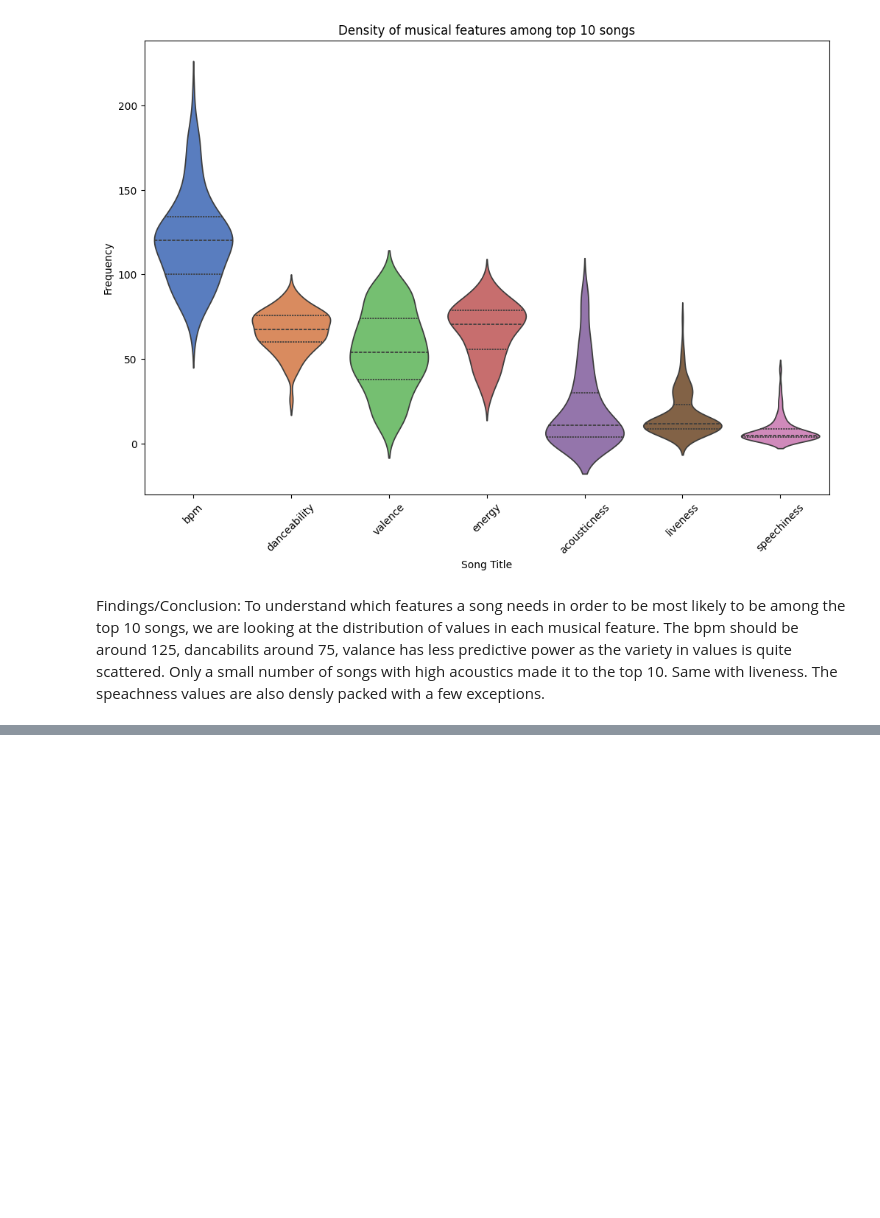
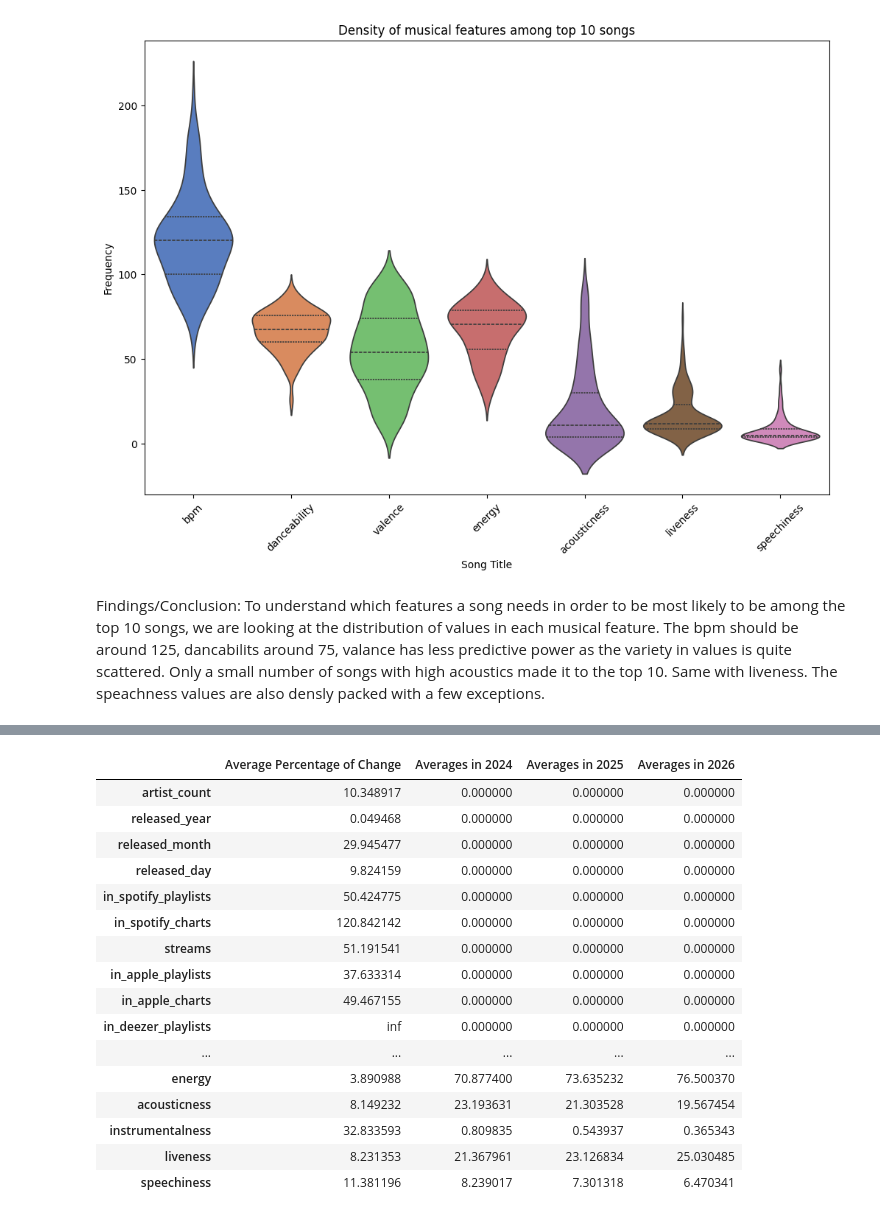
Before and after one commit to arielwendichansky/SoundFlow, a Jupyter notebook: Sound_Flow.ipynb, the cells around one changed output, grey strips where cells are left out. Drawn from its saved outputs; the diff is of its cells as text; code cells hidden in the pictures; blank space fills up the shorter version.

```diff
--- a/Sound_Flow.ipynb
+++ b/Sound_Flow.ipynb
@@ -620,0 +685,36 @@ To understand which features a song needs in order to be most likely to be among
+# %%
+forecast_df["Percentage of Change 2021-2022"] = np.abs(forecast_df["Averages in 2022"] - forecast_df["Averages in 2021"]) / forecast_df["Averages in 2021"] * 100
+
+forecast_df["Percentage of Change 2021-2023"] = np.abs(forecast_df["Averages in 2023"] - forecast_df["Averages in 2022"]) / forecast_df["Averages in 2022"] * 100
+# %%
+forecast_df["Average Percentage of Change"] = forecast_df[["Percentage of Change 2021-2022", "Percentage of Change 2021-2023"]].mean(axis = 1)
+# %%
+forecast_df["Averages in 2024"] = 0
+forecast_df["Averages in 2025"] = 0
+forecast_df["Averages in 2026"] = 0
+# %%
+features = ["bpm", "energy", "danceability", "liveness", "valence", "acousticness", "speechiness",
+                    "instrumentalness"]
+for feat in features:
+    if forecast_df["Averages in 2023"].loc[feat] > forecast_df["Averages in 2022"].loc[feat]:
+        forecast_df["Averages in 2024"].loc[feat] = forecast_df["Averages in 2023"].loc[feat] + (
+                    forecast_df["Averages in 2023"].loc[feat] * (forecast_df["Average Percentage of Change"].loc[feat] / 100))
+    else:
+        forecast_df["Averages in 2024"].loc[feat] = forecast_df["Averages in 2023"].loc[feat] - (forecast_df["Averages in 2023"].loc[feat] * (
+                        forecast_df["Average Percentage of Change"].loc[feat] / 100))
+    if forecast_df["Averages in 2024"].loc[feat] > forecast_df["Averages in 2023"].loc[feat]:
+        forecast_df["Averages in 2025"].loc[feat] = forecast_df["Averages in 2024"].loc[feat] + (
+                    forecast_df["Averages in 2024"].loc[feat] * (
+                        forecast_df["Average Percentage of Change"].loc[feat] / 100))
+    else:
+        forecast_df["Averages in 2025"].loc[feat] = forecast_df["Averages in 2024"].loc[feat] - (
+                    forecast_df["Averages in 2024"].loc[feat] * (
+                        forecast_df["Average Percentage of Change"].loc[feat] / 100))
+    if forecast_df["Averages in 2025"].loc[feat] > forecast_df["Averages in 2024"].loc[feat]:
+        forecast_df["Averages in 2026"].loc[feat] = forecast_df["Averages in 2025"].loc[feat] + (
+                    forecast_df["Averages in 2025"].loc[feat] * (
+                        forecast_df["Average Percentage of Change"].loc[feat] / 100))
+    else:
+        forecast_df["Averages in 2026"].loc[feat] = forecast_df["Averages in 2025"].loc[feat] - (
+                    forecast_df["Averages in 2025"].loc[feat] * (
+                        forecast_df["Average Percentage of Change"].loc[feat] / 100))
@@ -620,0 +737,20 @@ To understand which features a song needs in order to be most likely to be among
+# %%
+forecast_df.iloc[:,5:]
+# %% [output]
+|  | Average Percentage of Change | Averages in 2024 | Averages in 2025 | Averages in 2026 |
+| artist_count | 10.348917 | 0.000000 | 0.000000 | 0.000000 |
+| released_year | 0.049468 | 0.000000 | 0.000000 | 0.000000 |
+| released_month | 29.945477 | 0.000000 | 0.000000 | 0.000000 |
+| released_day | 9.824159 | 0.000000 | 0.000000 | 0.000000 |
+| in_spotify_playlists | 50.424775 | 0.000000 | 0.000000 | 0.000000 |
+| in_spotify_charts | 120.842142 | 0.000000 | 0.000000 | 0.000000 |
+| streams | 51.191541 | 0.000000 | 0.000000 | 0.000000 |
+| in_apple_playlists | 37.633314 | 0.000000 | 0.000000 | 0.000000 |
+| in_apple_charts | 49.467155 | 0.000000 | 0.000000 | 0.000000 |
+| in_deezer_playlists | inf | 0.000000 | 0.000000 | 0.000000 |
+| ... | ... | ... | ... | ... |
+| energy | 3.890988 | 70.877400 | 73.635232 | 76.500370 |
+| acousticness | 8.149232 | 23.193631 | 21.303528 | 19.567454 |
+| instrumentalness | 32.833593 | 0.809835 | 0.543937 | 0.365343 |
+| liveness | 8.231353 | 21.367961 | 23.126834 | 25.030485 |
+| speechiness | 11.381196 | 8.239017 | 7.301318 | 6.470341 |
```
Also changed, not shown: parts of 18 cells of this notebook.
